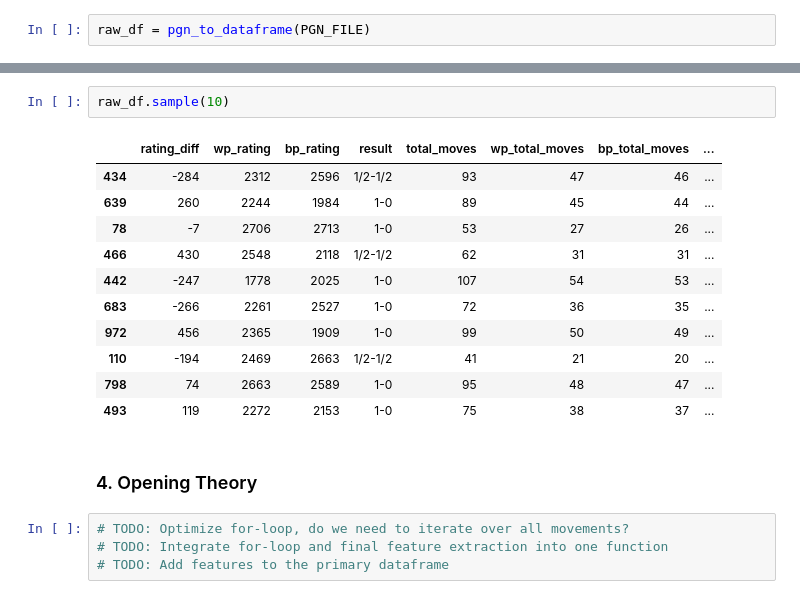
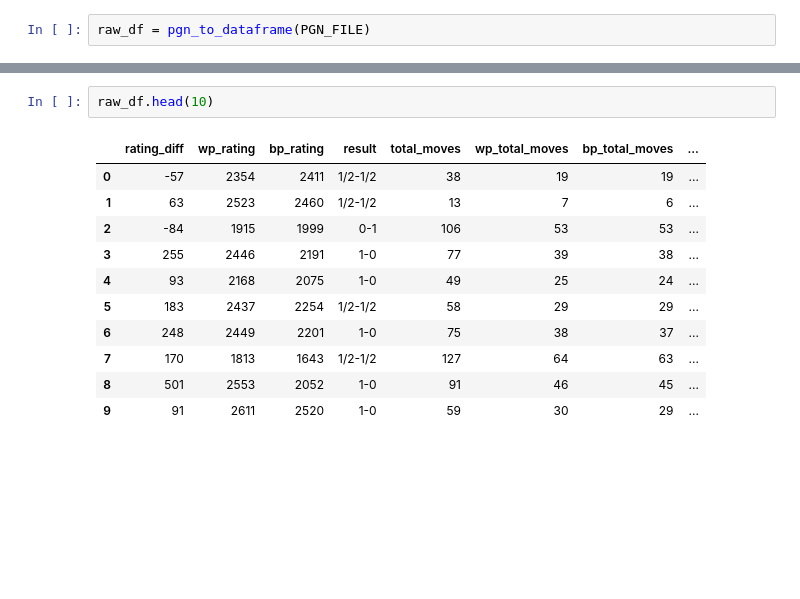
Before and after one commit to donelianc/my-kaggle-tools, a Jupyter notebook: competitions/finding-elo-aug-2023/notebooks/0.0-ic-getting-started-chess.ipynb, the cells around one changed output, grey strips where cells are left out. Saved outputs shown, nothing was run; the diff lists cells and outputs as text; blank space fills up the shorter version.

```diff
--- a/competitions/finding-elo-aug-2023/notebooks/0.0-ic-getting-started-chess.ipynb
+++ b/competitions/finding-elo-aug-2023/notebooks/0.0-ic-getting-started-chess.ipynb
@@ -167,20 +165,14 @@ memory usage: 179.8+ KB
 # %%
-raw_df.sample(10)
+raw_df.head(10)
 # %% [output]
 |  | rating_diff | wp_rating | bp_rating | result | total_moves | wp_total_moves | bp_total_moves | ... |
-| 434 | -284 | 2312 | 2596 | 1/2-1/2 | 93 | 47 | 46 | ... |
-| 639 | 260 | 2244 | 1984 | 1-0 | 89 | 45 | 44 | ... |
-| 78 | -7 | 2706 | 2713 | 1-0 | 53 | 27 | 26 | ... |
-| 466 | 430 | 2548 | 2118 | 1/2-1/2 | 62 | 31 | 31 | ... |
-| 442 | -247 | 1778 | 2025 | 1-0 | 107 | 54 | 53 | ... |
-| 683 | -266 | 2261 | 2527 | 1-0 | 72 | 36 | 35 | ... |
-| 972 | 456 | 2365 | 1909 | 1-0 | 99 | 50 | 49 | ... |
-| 110 | -194 | 2469 | 2663 | 1/2-1/2 | 41 | 21 | 20 | ... |
-| 798 | 74 | 2663 | 2589 | 1-0 | 95 | 48 | 47 | ... |
-| 493 | 119 | 2272 | 2153 | 1-0 | 75 | 38 | 37 | ... |
+| 0 | -57 | 2354 | 2411 | 1/2-1/2 | 38 | 19 | 19 | ... |
+| 1 | 63 | 2523 | 2460 | 1/2-1/2 | 13 | 7 | 6 | ... |
+| 2 | -84 | 1915 | 1999 | 0-1 | 106 | 53 | 53 | ... |
+| 3 | 255 | 2446 | 2191 | 1-0 | 77 | 39 | 38 | ... |
+| 4 | 93 | 2168 | 2075 | 1-0 | 49 | 25 | 24 | ... |
+| 5 | 183 | 2437 | 2254 | 1/2-1/2 | 58 | 29 | 29 | ... |
+| 6 | 248 | 2449 | 2201 | 1-0 | 75 | 38 | 37 | ... |
+| 7 | 170 | 1813 | 1643 | 1/2-1/2 | 127 | 64 | 63 | ... |
+| 8 | 501 | 2553 | 2052 | 1-0 | 91 | 46 | 45 | ... |
+| 9 | 91 | 2611 | 2520 | 1-0 | 59 | 30 | 29 | ... |
-# %% [markdown]
-### 4. Opening Theory
-# %%
-# TODO: Optimize for-loop, do we need to iterate over all movements?
-# TODO: Integrate for-loop and final feature extraction into one function
-# TODO: Add features to the primary dataframe
```
Also changed, not shown: parts of 9 cells of this notebook, 2 other files.
